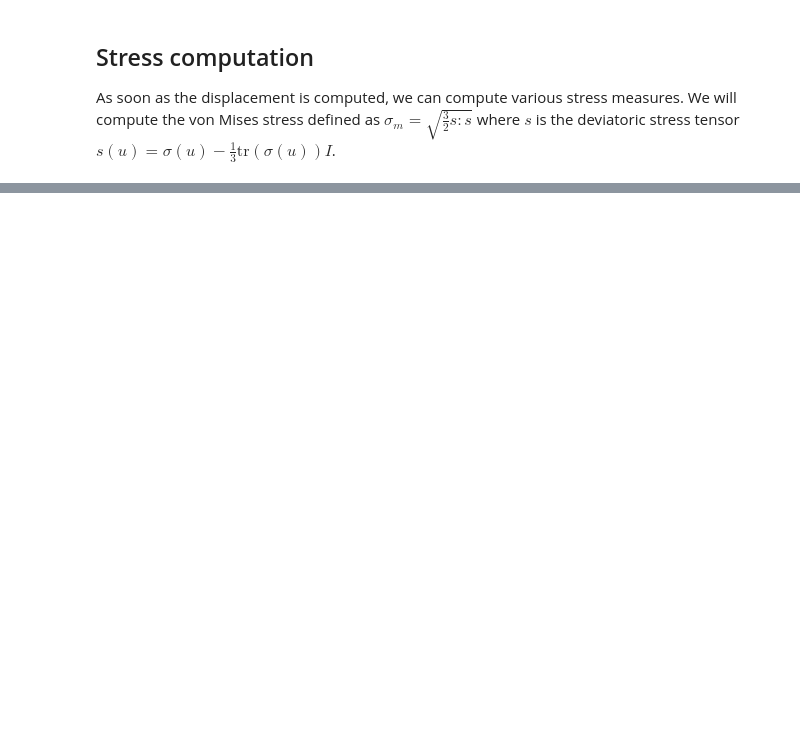
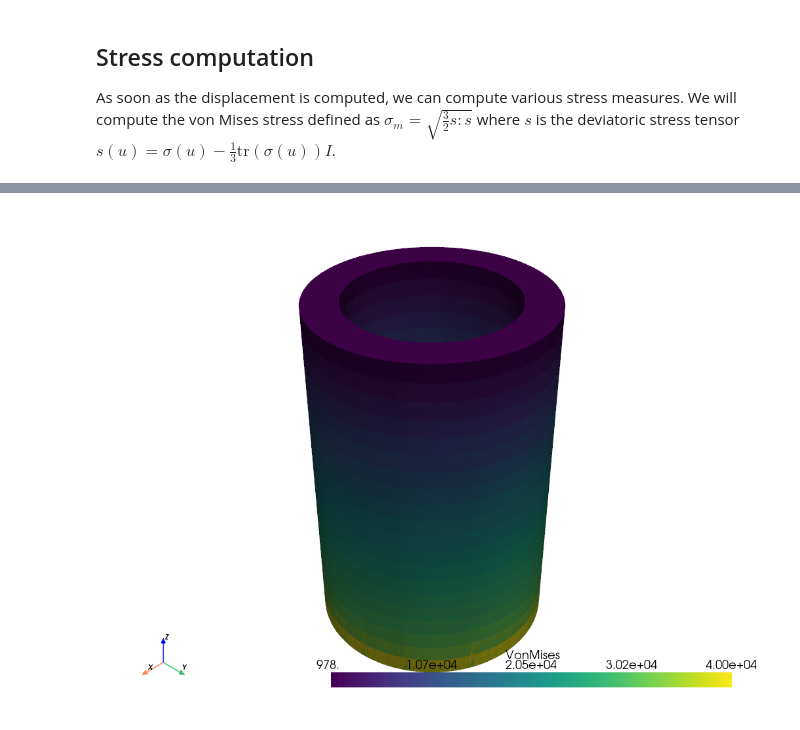
Before and after one commit to giozu/FEM, a Jupyter notebook: FEniCSx/3D/linear_elasticity.ipynb, the cells around one changed output, grey strips where cells are left out. Cells and saved outputs as stored; diff of their text form; code cells hidden in the pictures; blank space fills up the shorter version.

```diff
--- a/FEniCSx/3D/linear_elasticity.ipynb
+++ b/FEniCSx/3D/linear_elasticity.ipynb
@@ -247,7 +249,7 @@ As soon as the displacement is computed, we can compute various stress measures.
 deviatoric_stress = problem.stressField -1./3*ufl.tr(problem.stressField)*ufl.Identity(len(problem.solution))
 von_Mises = ufl.sqrt(3./2*ufl.inner(deviatoric_stress, deviatoric_stress))
 
-V_von_mises = fem.FunctionSpace(problem.domain, ("DG", 0))
+V_von_mises = fem.functionspace(problem.domain, ("DG", 0))
 stress_expr = fem.Expression(von_Mises, V_von_mises.element.interpolation_points())
 stresses = fem.Function(V_von_mises)
 stresses.interpolate(stress_expr)
@@ -265,0 +267 @@ Widget(value="<iframe src='http://localhost:43969/index.html?ui=P_0x7fb90a0490f0
+[figure, added]
```
Also changed, not shown: parts of 5 cells of this notebook, 4 other files.
